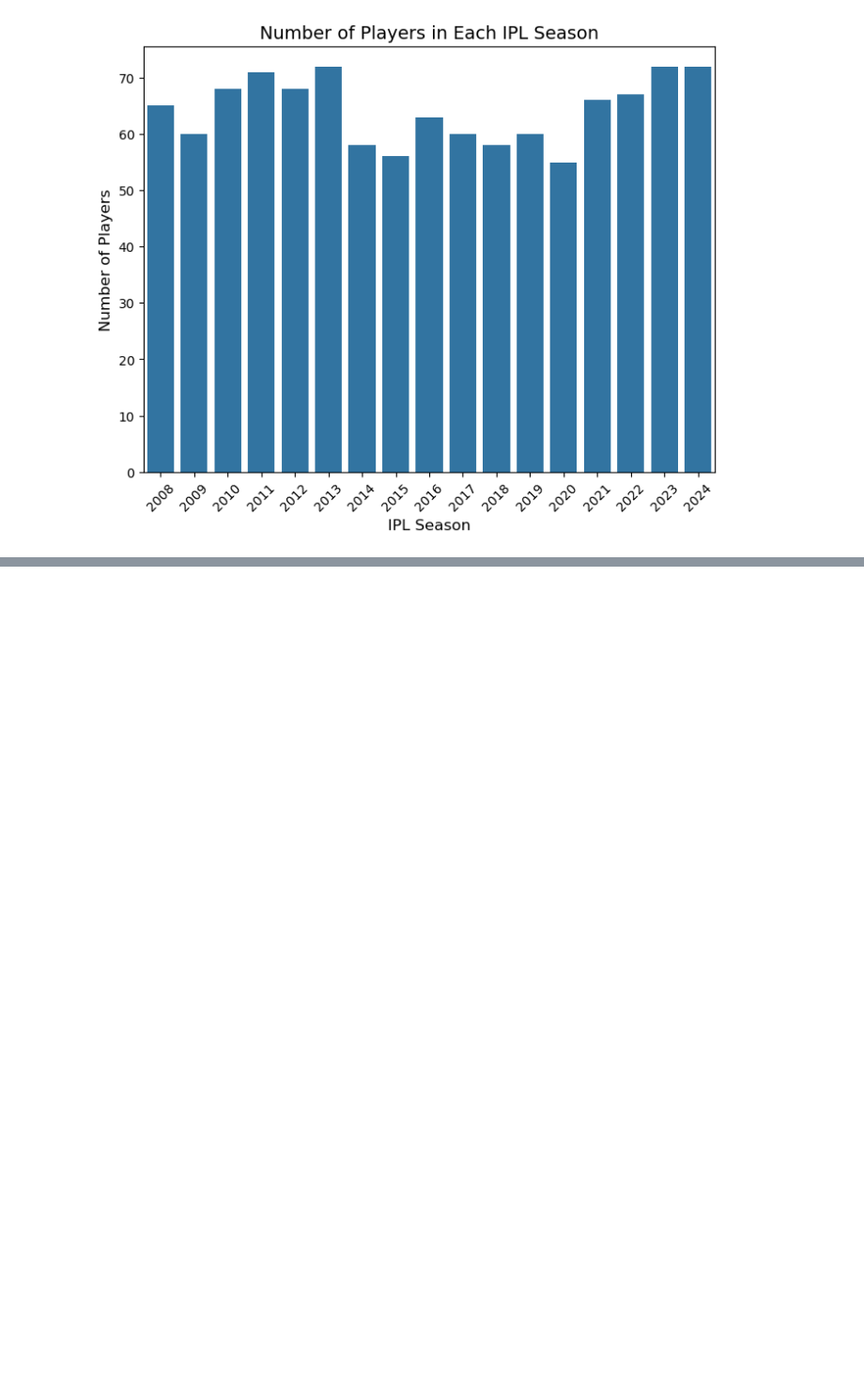
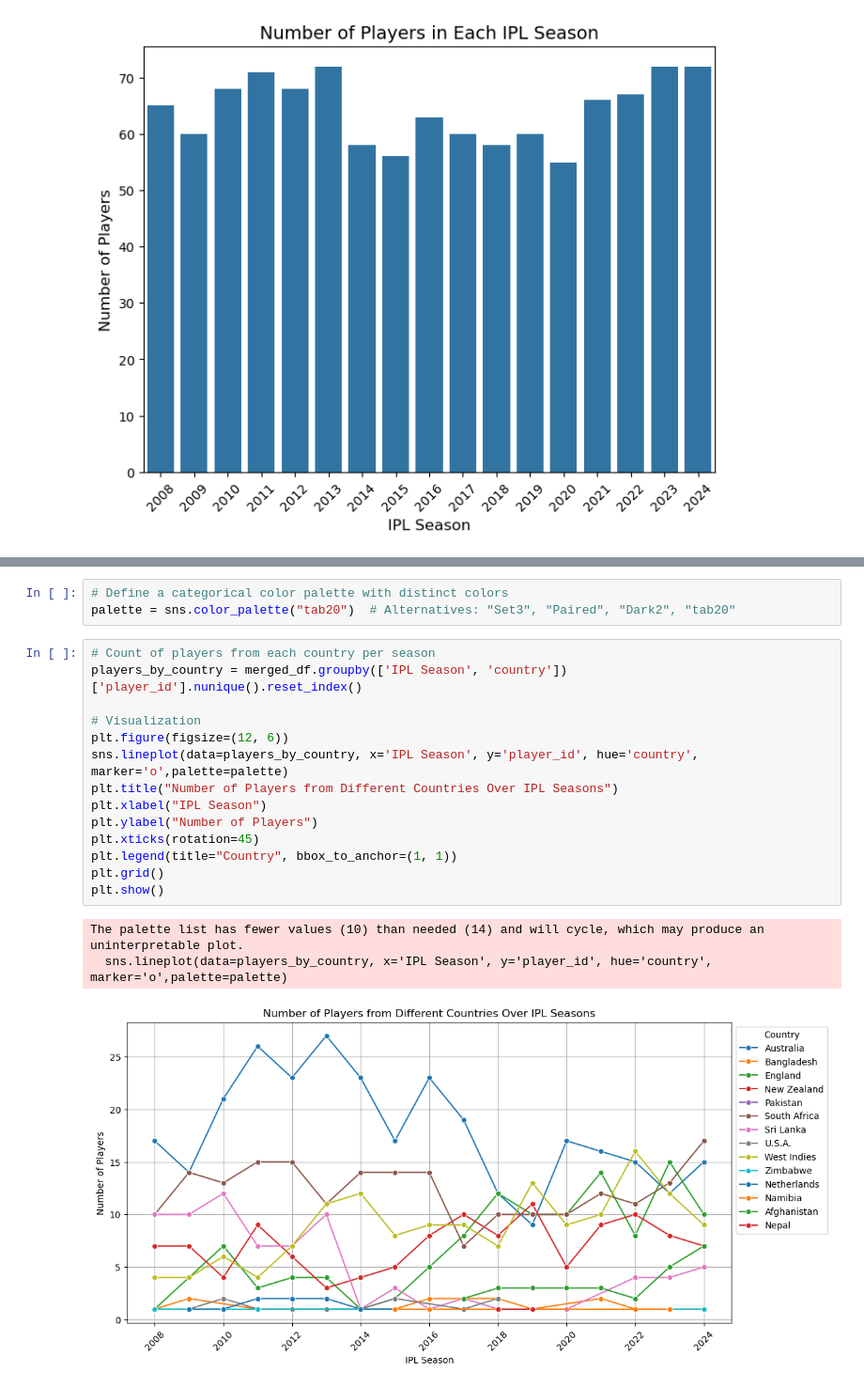
Before and after one commit to hchamikadilshan/IPForeignPlayerPerformance, a Jupyter notebook: notebooks/5 - eda1.ipynb, the cells around one changed output, grey strips where cells are left out. Shown: that part at 94% size. Saved outputs shown, nothing was run; the diff lists cells and outputs as text; blank space fills up the shorter version.

```diff
--- a/notebooks/5 - eda1.ipynb
+++ b/notebooks/5 - eda1.ipynb
@@ -69,0 +112,21 @@ plt.show()
+# %%
+# Define a categorical color palette with distinct colors
+palette = sns.color_palette("tab20")  # Alternatives: "Set3", "Paired", "Dark2", "tab20"
+# %%
+# Count of players from each country per season
+players_by_country = merged_df.groupby(['IPL Season', 'country'])['player_id'].nunique().reset_index()
+
+# Visualization
+plt.figure(figsize=(12, 6))
+sns.lineplot(data=players_by_country, x='IPL Season', y='player_id', hue='country', marker='o',palette=palette)
+plt.title("Number of Players from Different Countries Over IPL Seasons")
+plt.xlabel("IPL Season")
+plt.ylabel("Number of Players")
+plt.xticks(rotation=45)
+plt.legend(title="Country", bbox_to_anchor=(1, 1))
+plt.grid()
+plt.show()
+# %% [output]
+The palette list has fewer values (10) than needed (14) and will cycle, which may produce an uninterpretable plot.
+  sns.lineplot(data=players_by_country, x='IPL Season', y='player_id', hue='country', marker='o',palette=palette)
+[figure, added]
```
Also changed, not shown: parts of 9 cells of this notebook, 1 other file.
